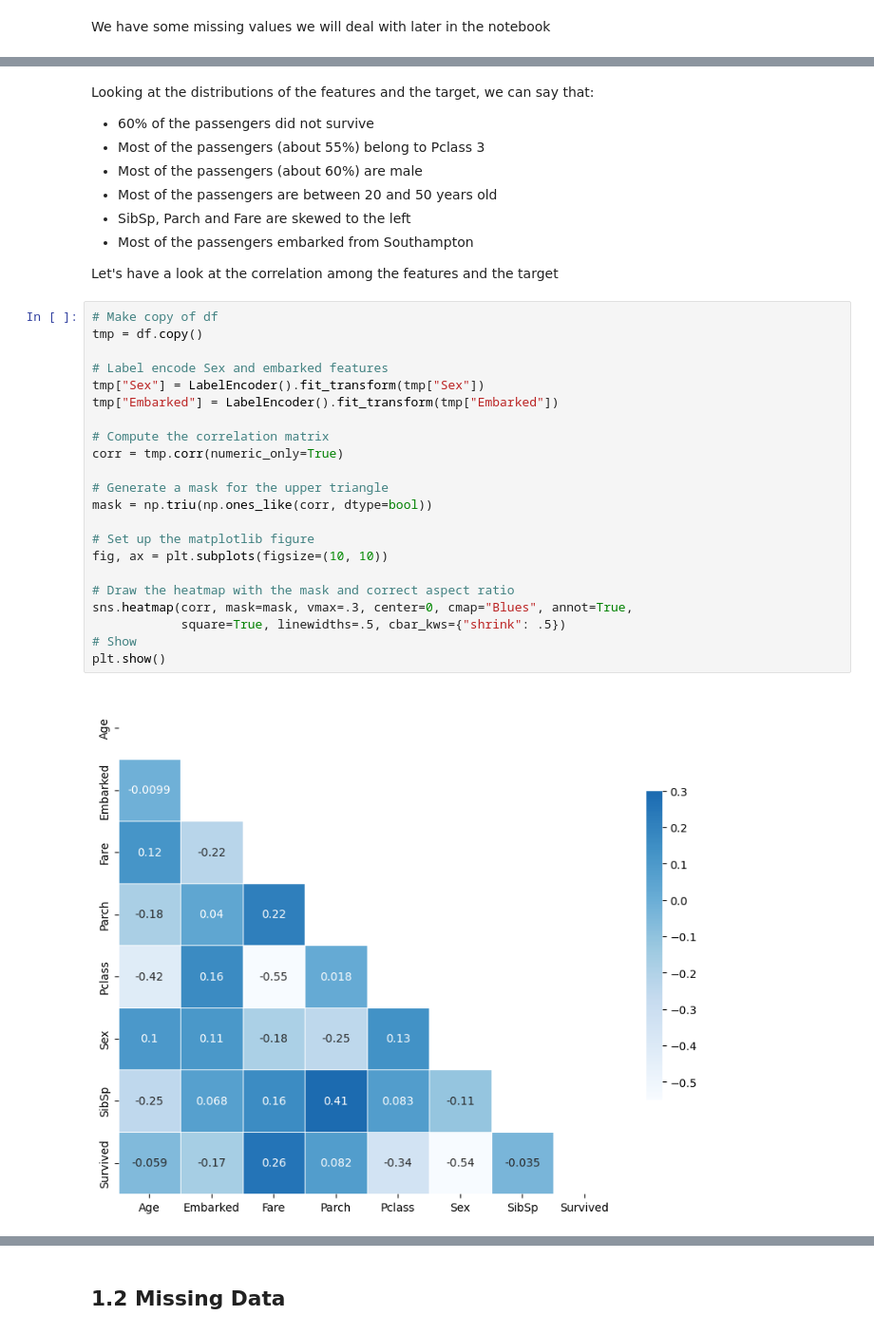
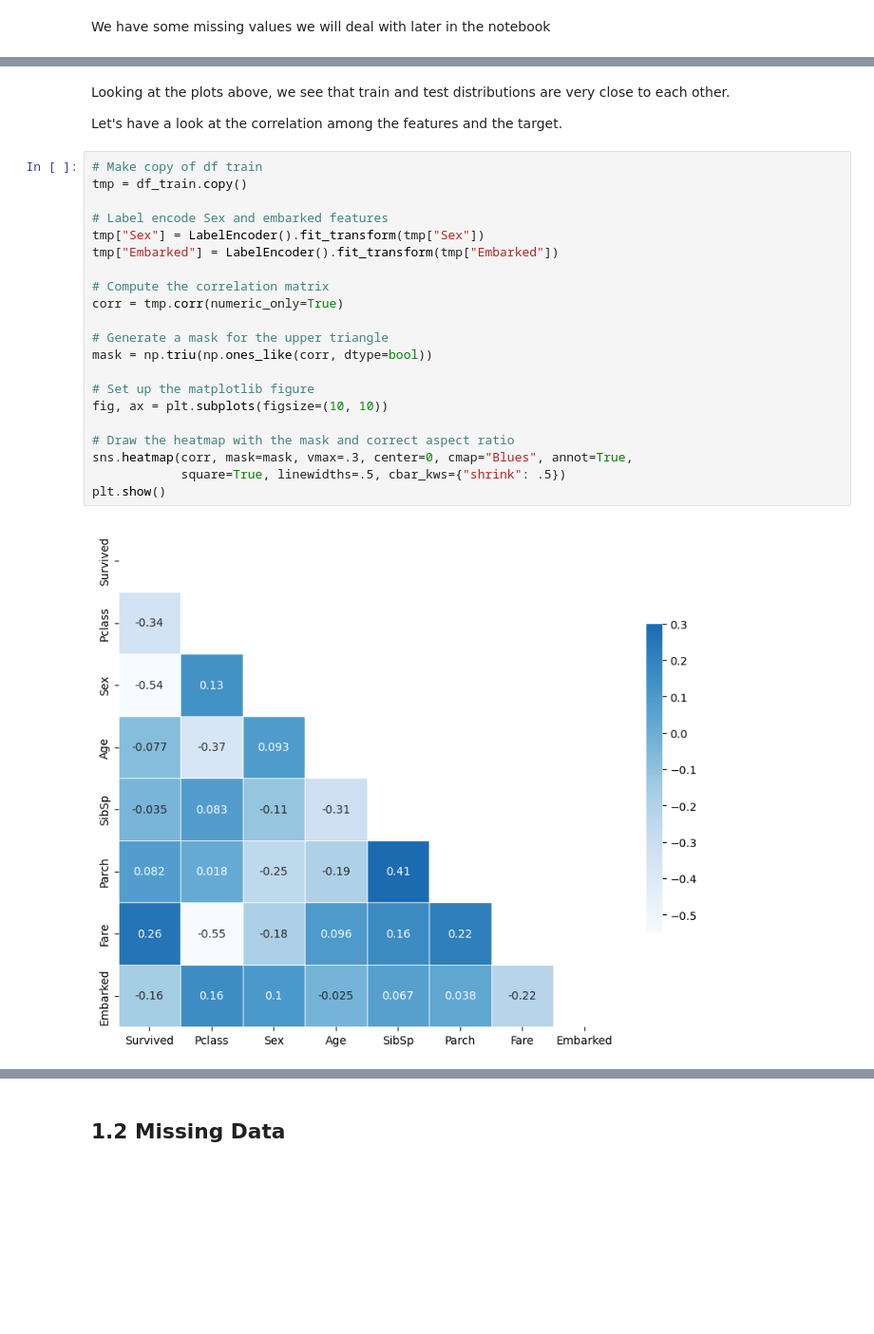
Before and after one commit to emivilla/ds-projects, a Jupyter notebook: titanic/notebook.ipynb, the cells around one changed output, grey strips where cells are left out. Shown: that part at 95% size. Cells and saved outputs as stored; diff of their text form; blank space fills up the shorter version.

```diff
--- a/titanic/notebook.ipynb
+++ b/titanic/notebook.ipynb
@@ -116,34 +187,27 @@ Embarked mapping: {'C': 0, 'Q': 1, 'S': 2}
-# %% [markdown]
-Looking at the distributions of the features and the target, we can say that:
-- 60% of the passengers did not survive
-- Most of the passengers (about 55%) belong to Pclass 3
-- Most of the passengers (about 60%) are male
-- Most of the passengers are between 20 and 50 years old
-- SibSp, Parch and Fare are skewed to the left
-- Most of the passengers embarked from Southampton
-
-Let's have a look at the correlation among the features and the target
+# %% [markdown]
+Looking at the plots above, we see that train and test distributions are very close to each other.
+
+Let's have a look at the correlation among the features and the target.
 # %%
-# Make copy of df
-tmp = df.copy()
+# Make copy of df train
+tmp = df_train.copy()
 
 # Label encode Sex and embarked features
 tmp["Sex"] = LabelEncoder().fit_transform(tmp["Sex"])
 tmp["Embarked"] = LabelEncoder().fit_transform(tmp["Embarked"])
 
 # Compute the correlation matrix
 corr = tmp.corr(numeric_only=True)
 
 # Generate a mask for the upper triangle
 mask = np.triu(np.ones_like(corr, dtype=bool))
 
 # Set up the matplotlib figure
 fig, ax = plt.subplots(figsize=(10, 10))
 
 # Draw the heatmap with the mask and correct aspect ratio
 sns.heatmap(corr, mask=mask, vmax=.3, center=0, cmap="Blues", annot=True,
             square=True, linewidths=.5, cbar_kws={"shrink": .5})
-# Show
 plt.show()
 # %% [output]
-[figure, old version]
+[figure, new version]
```
Also changed, not shown: parts of 15 cells of this notebook.
